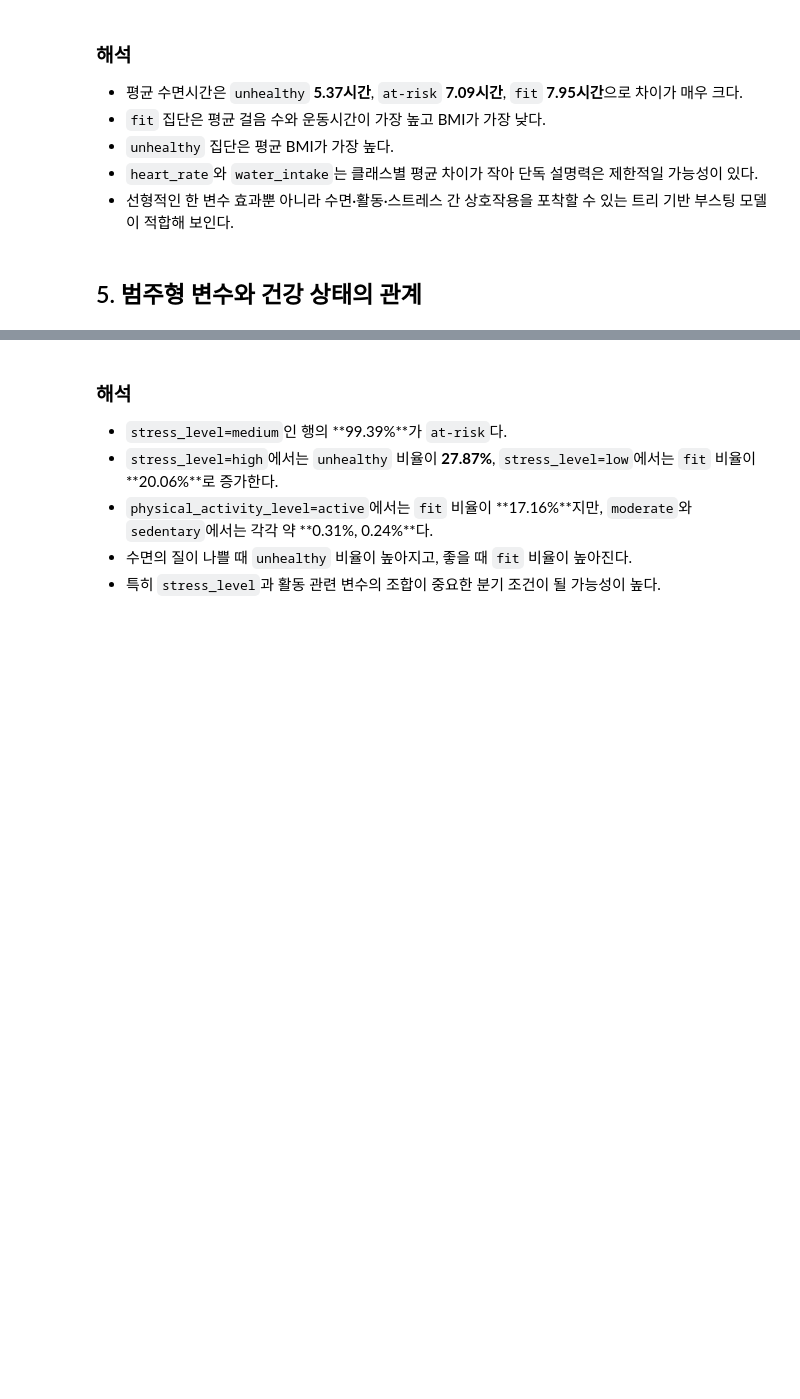
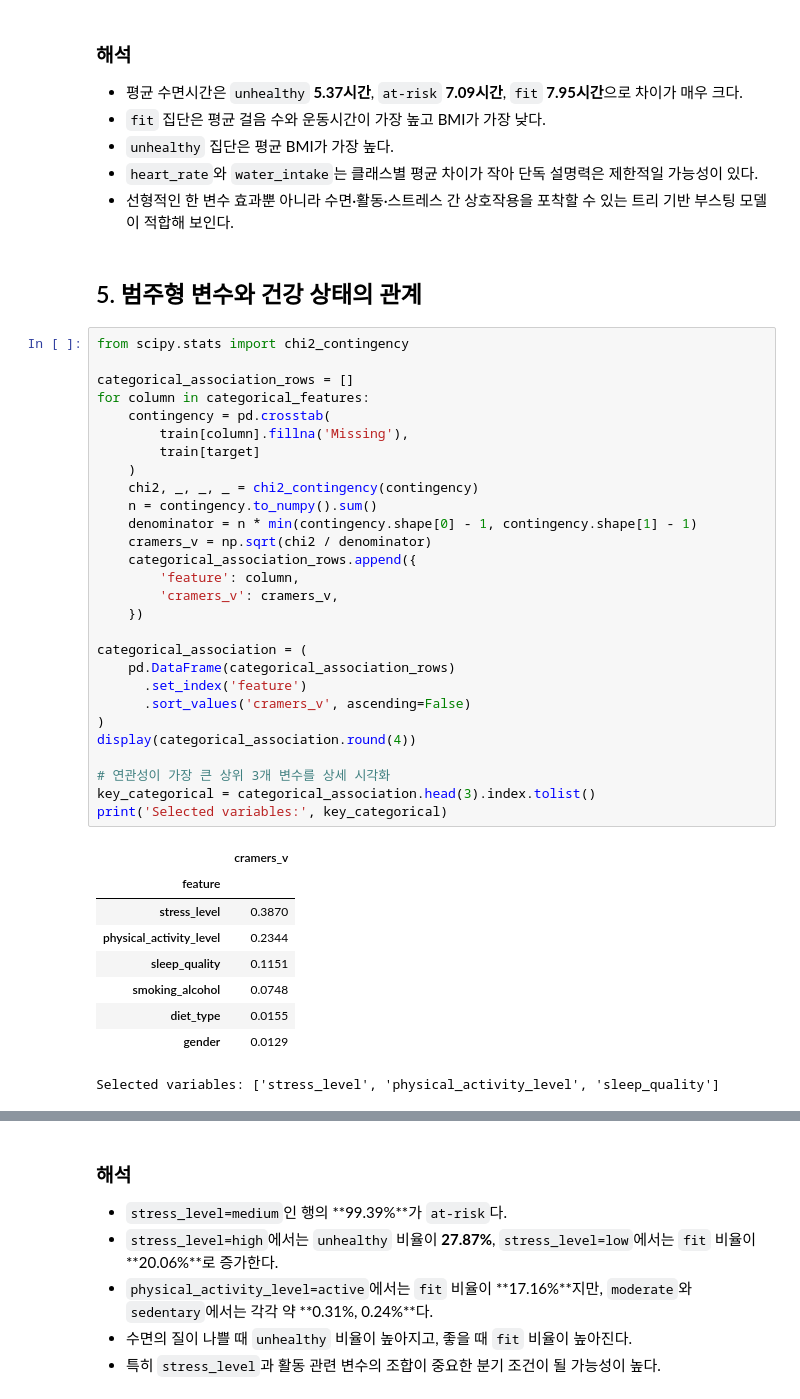
Before and after one commit to seohyunj042-code/student-health-risk-eda, a Jupyter notebook: notebooks/01_seohyun_eda_model_plan.ipynb, the cells around one changed output, grey strips where cells are left out. Saved outputs shown, nothing was run; the diff lists cells and outputs as text; blank space fills up the shorter version.

```diff
--- a/notebooks/01_seohyun_eda_model_plan.ipynb
+++ b/notebooks/01_seohyun_eda_model_plan.ipynb
@@ -207,3 +208,41 @@ plt.show()
 - 선형적인 한 변수 효과뿐 아니라 수면·활동·스트레스 간 상호작용을 포착할 수 있는 트리 기반 부스팅 모델이 적합해 보인다.
 # %% [markdown]
 ## 5. 범주형 변수와 건강 상태의 관계
+# %%
+from scipy.stats import chi2_contingency
+
+categorical_association_rows = []
+for column in categorical_features:
+    contingency = pd.crosstab(
+        train[column].fillna('Missing'),
+        train[target]
+    )
+    chi2, _, _, _ = chi2_contingency(contingency)
+    n = contingency.to_numpy().sum()
+    denominator = n * min(contingency.shape[0] - 1, contingency.shape[1] - 1)
+    cramers_v = np.sqrt(chi2 / denominator)
+    categorical_association_rows.append({
+        'feature': column,
+        'cramers_v': cramers_v,
+    })
+
+categorical_association = (
+    pd.DataFrame(categorical_association_rows)
+      .set_index('feature')
+      .sort_values('cramers_v', ascending=False)
+)
+display(categorical_association.round(4))
+
+# 연관성이 가장 큰 상위 3개 변수를 상세 시각화
+key_categorical = categorical_association.head(3).index.tolist()
+print('Selected variables:', key_categorical)
+# %% [output]
+|  | cramers_v |
+| feature |  |
+| stress_level | 0.3870 |
+| physical_activity_level | 0.2344 |
+| sleep_quality | 0.1151 |
+| smoking_alcohol | 0.0748 |
+| diet_type | 0.0155 |
+| gender | 0.0129 |
+Selected variables: ['stress_level', 'physical_activity_level', 'sleep_quality']
```
Also changed, not shown: parts of 3 cells of this notebook.
